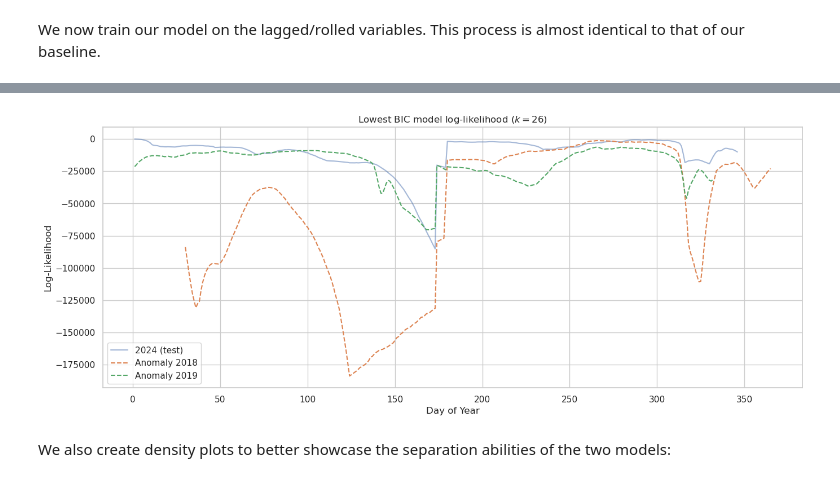
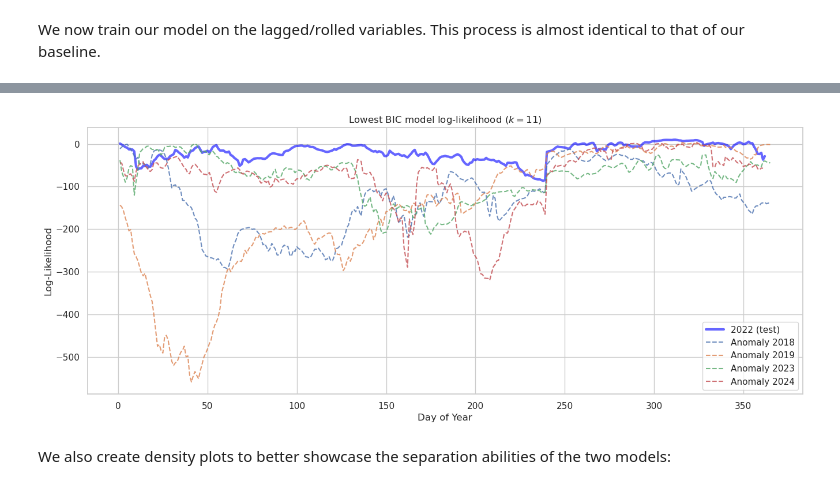
Before and after one commit to asembreek/fieldlens, a Jupyter notebook: notebooks/4. Gaussian Mixture Model.ipynb, the cells around one changed output, grey strips where cells are left out. Saved outputs shown, nothing was run; the diff lists cells and outputs as text; code cells hidden in the pictures.

```diff
--- a/notebooks/4. Gaussian Mixture Model.ipynb
+++ b/notebooks/4. Gaussian Mixture Model.ipynb
@@ -263,7 +302,7 @@ best_model = None
 
 for i, cov in enumerate(covariance_types):
     for j, k in enumerate(components):
-        gmm = GaussianMixture(n_components=k, covariance_type=cov, random_state=42, n_init=10)
+        gmm = GaussianMixture(n_components=k, covariance_type=cov, random_state=42)
         gmm.fit(X_train)
         bic = gmm.bic(X_train)
         bics[i, j] = bic
@@ -650,9 +564,6 @@ X_part3 = anom_ns_df[non_spectral_features]
 X_eng_anom = pd.merge(X_part2, X_part1, on="Timestamp")
 X_ns_anom = pd.merge(X_part3, X_eng_anom, on="Timestamp")
 
-# Merge with interpolated spectral dataframe and drop NaNs from start of dataset caused by lags/rolls
 X_anom = anom_interpolated_df.merge(X_ns_anom, on="Timestamp", how="left").dropna()
-X_anom['doy_sin'] = np.sin(2 * np.pi * X_anom['doy'] / 365.25)
-X_anom['doy_cos'] = np.cos(2 * np.pi * X_anom['doy'] / 365.25)
-
-X_anom.head()
+X_anom['doy_sin'] = np.sin(2 * np.pi * X_anom['shifted_doy'] / 365.25)
+X_anom['doy_cos'] = np.cos(2 * np.pi * X_anom['shifted_doy'] / 365.25)
@@ -723,0 +614,6 @@ X_test = X_scaled_df.iloc[split_i:]
+# %%
+Xa = X_anom.drop(["Timestamp", "shifted_doy", "Ag_year", "doy_sin", "doy_cos"], axis=1).copy()
+
+X_anom_scaled = scaler.transform(Xa)
+X_anom_df = pd.DataFrame(X_anom_scaled, columns=Xa.columns, index=X_anom.index)
+#X_anom_df = pd.concat([X_anom_df, X_anom[["doy_sin", "doy_cos"]]], axis=1)
@@ -735,7 +640,7 @@ best_model = None
 
 for i, cov in enumerate(covariance_types):
     for j, k in enumerate(components):
-        gmm = GaussianMixture(n_components=k, covariance_type=cov, random_state=42, n_init=10)
+        gmm = GaussianMixture(n_components=k, covariance_type=cov, random_state=42, n_init=10, reg_covar=1e-3)
         gmm.fit(X_train)
         bic = gmm.bic(X_train)
         bics[i, j] = bic
@@ -781,43 +686,46 @@ Anomaly data log-likelihood        -38572.18
 bic_test_scores = best_model.score_samples(X_test)
 bic_anom_scores = best_model.score_samples(X_anom_df)
 
-test_results = X_norm.iloc[split_i:][["year", "doy"]].copy()
+test_results = X_norm.loc[split_i:][["Ag_year", "shifted_doy"]].copy()
 test_results["log_likelihood"] = bic_test_scores
 
-anom_results = X_anom[["year", "doy"]].copy()
+anom_results = X_anom[["Ag_year", "shifted_doy"]].copy()
 anom_results["log_likelihood"] = bic_anom_scores
 
 fig, ax = plt.subplots(figsize=(16, 6))
 
 # Plot one line per year
-for year, group in test_results.groupby("year"):
-    group = group.sort_values("doy")
+for year, group in test_results.groupby("Ag_year"):
+    group = group.sort_values("shifted_doy")
     sns.lineplot(
         data=group,
-        x="doy",
+        x="shifted_doy",
         y="log_likelihood",
         ax=ax,
         label=f"{str(year)} (test)",
-        alpha=0.5
+        linewidth=3,
+        color="blue",
+        alpha=0.6
     )
 
-for year, group in anom_results.groupby("year"):
-    group = group.sort_values("doy")
+for year, group in anom_results.groupby("Ag_year"):
+    group = group.sort_values("shifted_doy")
     sns.lineplot(
         data=group,
-        x="doy",
+        x="shifted_doy",
         y="log_likelihood",
         ax=ax,
         linestyle="--",
-        label=f"Anomaly {year}"
+        label=f"Anomaly {year}",
+        alpha=0.8
     )
 
 
 ax.set_title(f"Lowest BIC model log-likelihood ($k={min_bic_k}$)")
 ax.set_xlabel("Day of Year")
 ax.set_ylabel("Log-Likelihood")
 plt.show()
 # %% [output]
-[figure, old version]
+[figure, new version]
 # %% [markdown]
 We also create density plots to better showcase the separation abilities of the two models:
```
Also changed, not shown: parts of 35 cells of this notebook, 1 other file.
